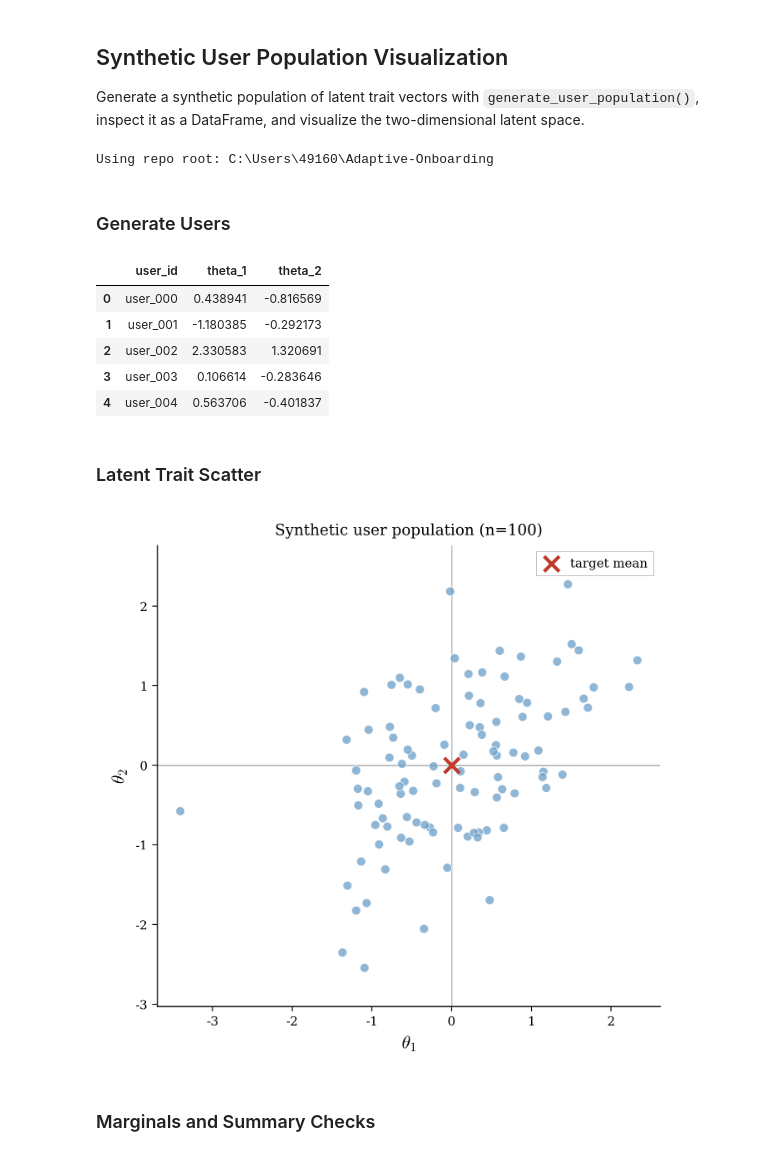
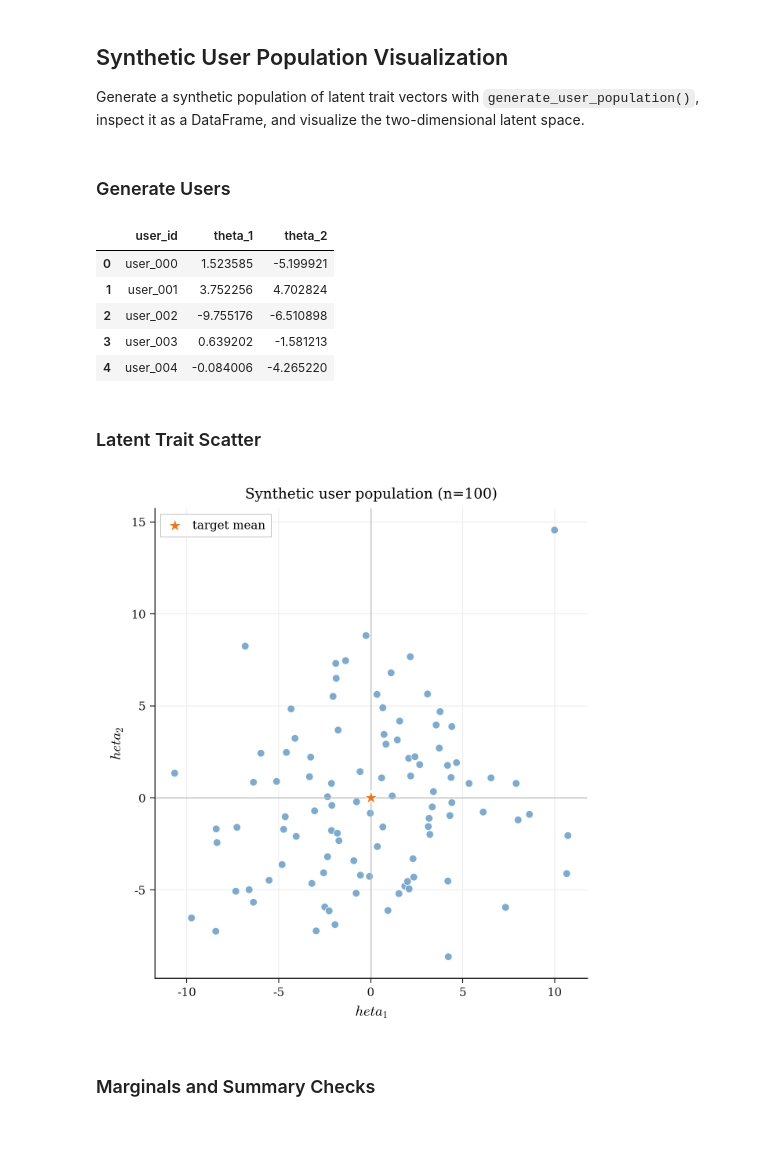
Before and after one commit to oelcoe/Adaptive-Onboarding, a Jupyter notebook: notebooks/04_synthetic_user_population_visualization.ipynb, the cells around one changed output. Cells and saved outputs as stored; diff of their text form; code cells hidden in the pictures.

```diff
--- a/notebooks/04_synthetic_user_population_visualization.ipynb
+++ b/notebooks/04_synthetic_user_population_visualization.ipynb
@@ -2,35 +2,14 @@
 ## Synthetic User Population Visualization
 
 Generate a synthetic population of latent trait vectors with `generate_user_population()`, inspect it as a DataFrame, and visualize the two-dimensional latent space.
-# %%
-from pathlib import Path
-import sys
-
-import matplotlib.pyplot as plt
-import numpy as np
-import pandas as pd
-
-repo_root = Path(r"C:\Users\49160\Adaptive-Onboarding")
-sys.path.append(str(repo_root))
-
-from src.synthetic import generate_user_population, sample_theta_true
-from src.plots import apply_notebook_style, PALETTE
-
-apply_notebook_style()
-
-print(f"Using repo root: {repo_root}")
-# %% [output]
-Using repo root: C:\Users\49160\Adaptive-Onboarding
 # %% [markdown]
 ### Generate Users
 # %%
 n_users = 100
 dim = 2
 target_mean = np.array([0.0, 0.0])
-target_covariance = np.array([
-    [1.0, 0.45],
-    [0.45, 1.25],
-])
+#target_covariance = np.array([[1.0, 0.45],[0.45, 1.25],])
+target_covariance = 25*np.eye(2)
 
 theta = generate_user_population(
     n_users=n_users,
@@ -46,48 +25,49 @@ user_df.insert(0, "user_id", [f"user_{i:03d}" for i in range(n_users)])
 user_df.head()
 # %% [output]
 |  | user_id | theta_1 | theta_2 |
-| 0 | user_000 | 0.438941 | -0.816569 |
-| 1 | user_001 | -1.180385 | -0.292173 |
-| 2 | user_002 | 2.330583 | 1.320691 |
-| 3 | user_003 | 0.106614 | -0.283646 |
-| 4 | user_004 | 0.563706 | -0.401837 |
+| 0 | user_000 | 1.523585 | -5.199921 |
+| 1 | user_001 | 3.752256 | 4.702824 |
+| 2 | user_002 | -9.755176 | -6.510898 |
+| 3 | user_003 | 0.639202 | -1.581213 |
+| 4 | user_004 | -0.084006 | -4.265220 |
 # %% [markdown]
 ### Latent Trait Scatter
 # %%
 fig, ax = plt.subplots(figsize=(6.5, 6.0))
 
 ax.scatter(
     user_df["theta_1"],
     user_df["theta_2"],
-    s=42,
+    s=34,
     color=PALETTE["blue"],
-    alpha=0.75,
     edgecolor="white",
     linewidth=0.6,
+    alpha=0.88,
 )
-
 ax.scatter(
     target_mean[0],
     target_mean[1],
-    s=120,
-    color=PALETTE["red"],
-    marker="x",
-    linewidth=2.5,
+    s=130,
+    color=PALETTE["amber"],
+    marker="*",
+    edgecolor="white",
+    linewidth=0.8,
     label="target mean",
-    zorder=5,
+    zorder=4,
 )
 
-ax.axhline(0, color=PALETTE["rule"], linewidth=0.9, zorder=0)
-ax.axvline(0, color=PALETTE["rule"], linewidth=0.9, zorder=0)
-ax.set_xlabel(r"$\theta_1$")
-ax.set_ylabel(r"$\theta_2$")
+ax.axhline(0, color=PALETTE["rule"], linewidth=0.8)
+ax.axvline(0, color=PALETTE["rule"], linewidth=0.8)
+ax.set_xlabel(r"$	heta_1$")
+ax.set_ylabel(r"$	heta_2$")
 ax.set_title(f"Synthetic user population (n={n_users})")
-ax.set_aspect("equal", adjustable="datalim")
-ax.legend()
-ax.grid(False)
+ax.set_aspect("equal", adjustable="box")
+style_ax(ax, grid_axis="both")
+ax.legend(frameon=True)
+plt.tight_layout()
 plt.show()
 # %% [output]
-[figure, old version]
+[figure, new version]
 # %% [markdown]
 ### Marginals and Summary Checks
 # %%
```
Also changed, not shown: parts of 2 cells of this notebook, 22 other files.
